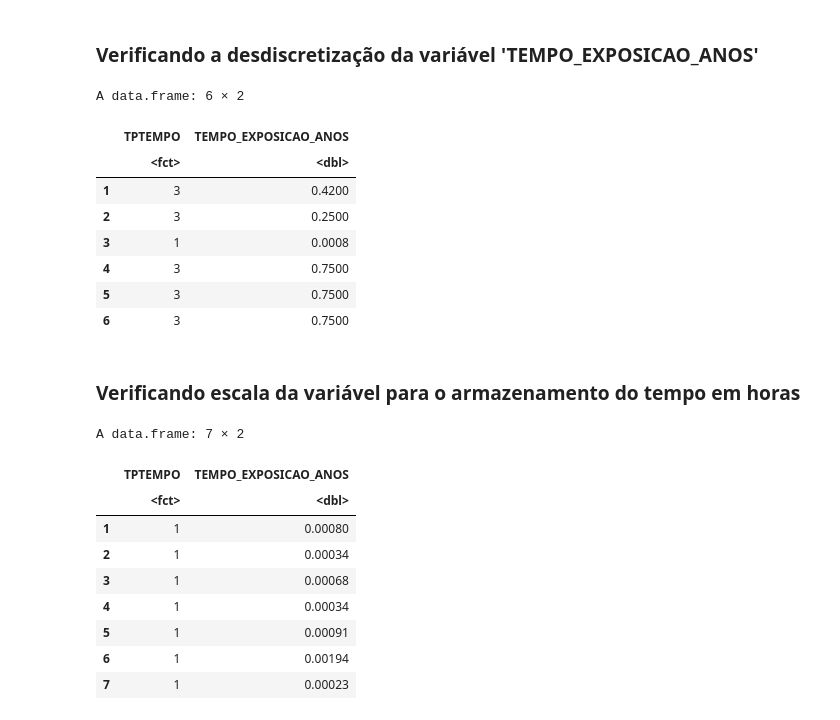
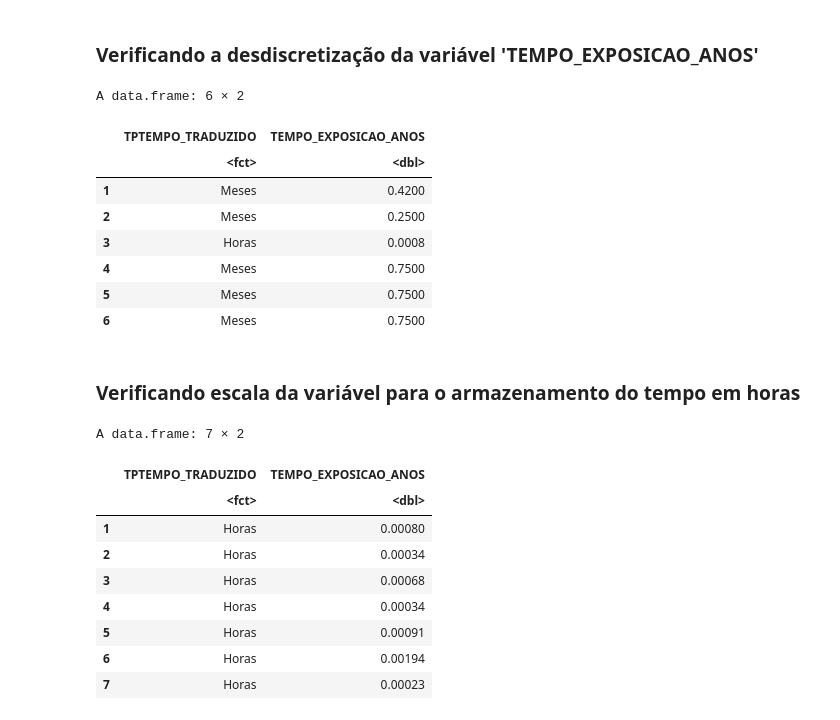
Before and after one commit to gabrielwai/Burnout-DataSUS, a Jupyter notebook: Burnout-DataSUS.ipynb, the cells around one changed output. Saved outputs shown, nothing was run; the diff lists cells and outputs as text; code cells hidden in the pictures.

```diff
--- a/Burnout-DataSUS.ipynb
+++ b/Burnout-DataSUS.ipynb
@@ -491,4 +492,4 @@ A data.frame: 6 × 22
 | 5 | ano_11 | Z730 | BA | 52 | 07 | Desempregado | Não Informado / Ignorado | Não | ... |
 | 6 | ano_11 | Z730 | PE | 55 | 04 | Trabalhador Temporário | PE | Não | ... |
 # %%
-tabela_Burnout <- readRDS('/home/jovyan/work/dados_tratados_sinan.rds')
+#tabela_Burnout <- readRDS('/home/jovyan/work/dados_tratados_sinan.rds')
@@ -582,34 +546,34 @@ A data.frame: 6 × 22
 ### Verificando a desdiscretização da variável 'TEMPO_EXPOSICAO_ANOS'
 # %%
 test<-NUTEMPORIS_TRATADO%>%
-select(TPTEMPO, TEMPO_EXPOSICAO_ANOS)%>%
+select(TPTEMPO_TRADUZIDO, TEMPO_EXPOSICAO_ANOS)%>%
 filter(TEMPO_EXPOSICAO_ANOS < 1 & TEMPO_EXPOSICAO_ANOS!=0)
-head(test3)
+head(test)
 # %% [output]
 A data.frame: 6 × 2
-|  | TPTEMPO | TEMPO_EXPOSICAO_ANOS |
+|  | TPTEMPO_TRADUZIDO | TEMPO_EXPOSICAO_ANOS |
 |  | <fct> | <dbl> |
-| 1 | 3 | 0.4200 |
-| 2 | 3 | 0.2500 |
-| 3 | 1 | 0.0008 |
-| 4 | 3 | 0.7500 |
-| 5 | 3 | 0.7500 |
-| 6 | 3 | 0.7500 |
+| 1 | Meses | 0.4200 |
+| 2 | Meses | 0.2500 |
+| 3 | Horas | 0.0008 |
+| 4 | Meses | 0.7500 |
+| 5 | Meses | 0.7500 |
+| 6 | Meses | 0.7500 |
 # %% [markdown]
 ### Verificando escala da variável para o armazenamento do tempo em horas
 # %%
 test<-NUTEMPORIS_TRATADO%>%
-select(TPTEMPO, TEMPO_EXPOSICAO_ANOS)%>%
-filter(TPTEMPO == 1 & TEMPO_EXPOSICAO_ANOS != 0)
+select(TPTEMPO_TRADUZIDO, TEMPO_EXPOSICAO_ANOS)%>%
+filter(TPTEMPO_TRADUZIDO == 'Horas' & TEMPO_EXPOSICAO_ANOS != 0)
 head(test,10)
 # %% [output]
 A data.frame: 7 × 2
-|  | TPTEMPO | TEMPO_EXPOSICAO_ANOS |
+|  | TPTEMPO_TRADUZIDO | TEMPO_EXPOSICAO_ANOS |
 |  | <fct> | <dbl> |
-| 1 | 1 | 0.00080 |
-| 2 | 1 | 0.00034 |
-| 3 | 1 | 0.00068 |
-| 4 | 1 | 0.00034 |
-| 5 | 1 | 0.00091 |
-| 6 | 1 | 0.00194 |
-| 7 | 1 | 0.00023 |
+| 1 | Horas | 0.00080 |
+| 2 | Horas | 0.00034 |
+| 3 | Horas | 0.00068 |
+| 4 | Horas | 0.00034 |
+| 5 | Horas | 0.00091 |
+| 6 | Horas | 0.00194 |
+| 7 | Horas | 0.00023 |
```
Also changed, not shown: parts of 8 cells of this notebook.
